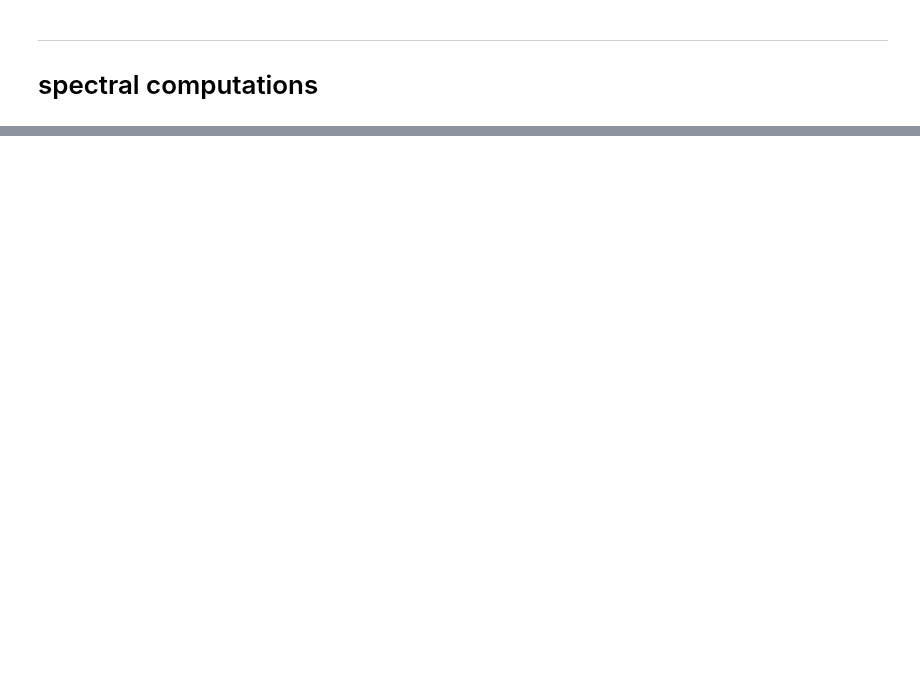
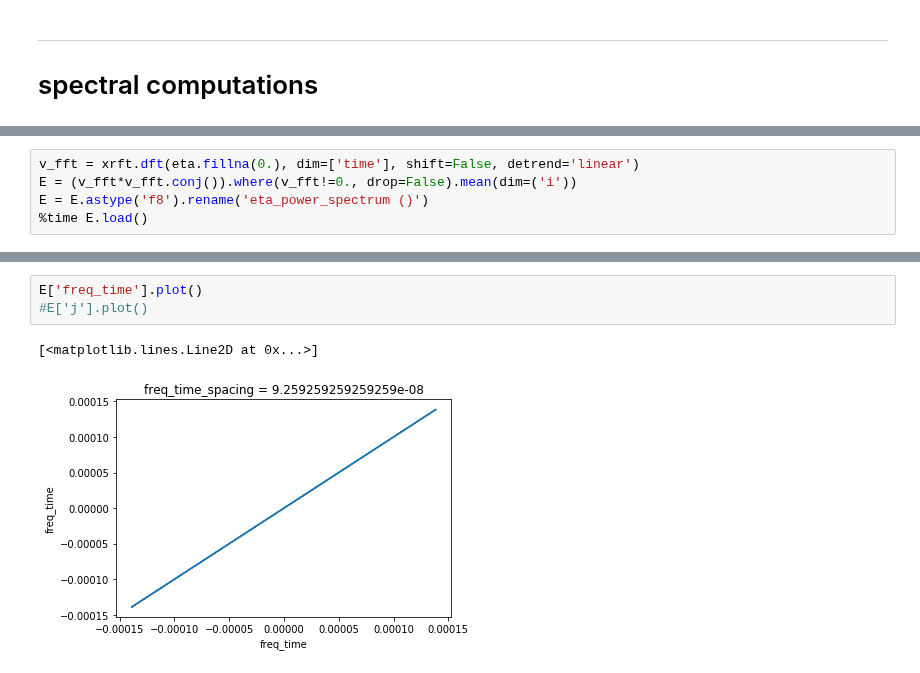
Before and after one commit to apatlpo/mit_equinox, a Jupyter notebook: sandbox/spectrum.ipynb, the cells around one changed output, grey strips where cells are left out. Cells and saved outputs as stored; diff of their text form; blank space fills up the shorter version.

```diff
--- a/sandbox/spectrum.ipynb
+++ b/sandbox/spectrum.ipynb
@@ -103,0 +146,5 @@ ax.set_ylabel('');
+# %%
+v_fft = xrft.dft(eta.fillna(0.), dim=['time'], shift=False, detrend='linear')
+E = (v_fft*v_fft.conj()).where(v_fft!=0., drop=False).mean(dim=('i'))
+E = E.astype('f8').rename('eta_power_spectrum ()')
+%time E.load()
@@ -103,0 +172,6 @@ ax.set_ylabel('');
+# %%
+E['freq_time'].plot()
+#E['j'].plot()
+# %% [output]
+[<matplotlib.lines.Line2D at 0x...>]
+[figure, added]
```
Also changed, not shown: parts of 23 cells of this notebook, 7 other files.
